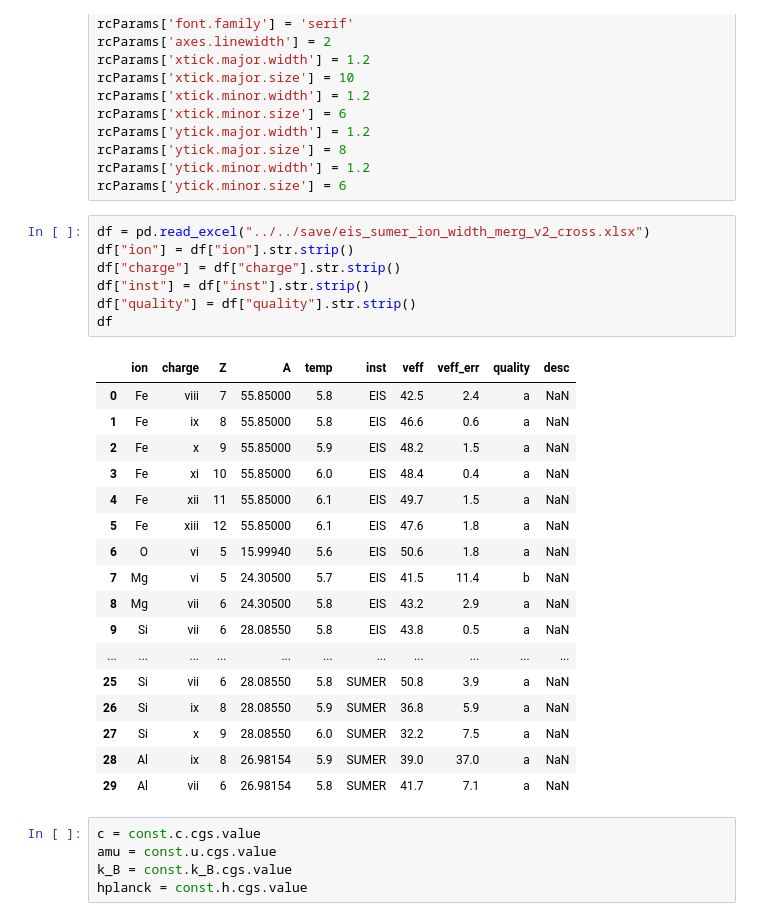
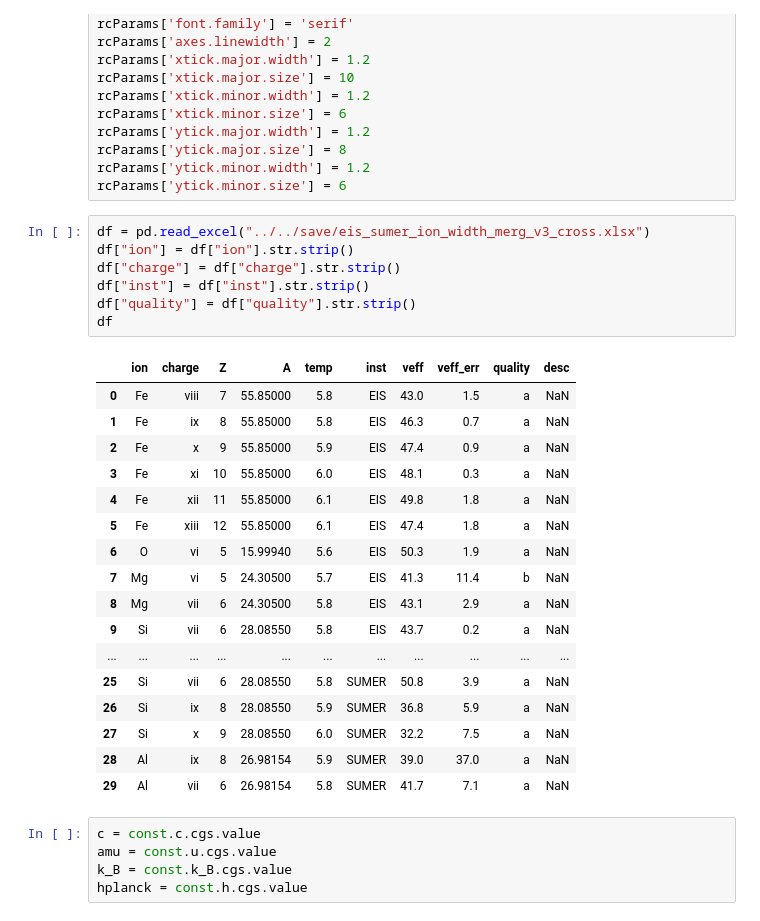
Before and after one commit to yjzhu-solar/EIS_SUMER_PCH_Ti, a Jupyter notebook: ipynb/paper/temp_diag_v2_cross.ipynb, the cells around one changed output. Drawn from its saved outputs; the diff is of its cells as text.

```diff
--- a/ipynb/paper/temp_diag_v2_cross.ipynb
+++ b/ipynb/paper/temp_diag_v2_cross.ipynb
@@ -26,24 +26,24 @@ rcParams['ytick.major.size'] = 8
 rcParams['ytick.minor.width'] = 1.2
 rcParams['ytick.minor.size'] = 6
 # %%
-df = pd.read_excel("../../save/eis_sumer_ion_width_merg_v2_cross.xlsx")
+df = pd.read_excel("../../save/eis_sumer_ion_width_merg_v3_cross.xlsx")
 df["ion"] = df["ion"].str.strip()
 df["charge"] = df["charge"].str.strip()
 df["inst"] = df["inst"].str.strip()
 df["quality"] = df["quality"].str.strip()
 df
 # %% [output]
 |  | ion | charge | Z | A | temp | inst | veff | veff_err | quality | desc |
-| 0 | Fe | viii | 7 | 55.85000 | 5.8 | EIS | 42.5 | 2.4 | a | NaN |
-| 1 | Fe | ix | 8 | 55.85000 | 5.8 | EIS | 46.6 | 0.6 | a | NaN |
-| 2 | Fe | x | 9 | 55.85000 | 5.9 | EIS | 48.2 | 1.5 | a | NaN |
-| 3 | Fe | xi | 10 | 55.85000 | 6.0 | EIS | 48.4 | 0.4 | a | NaN |
-| 4 | Fe | xii | 11 | 55.85000 | 6.1 | EIS | 49.7 | 1.5 | a | NaN |
-| 5 | Fe | xiii | 12 | 55.85000 | 6.1 | EIS | 47.6 | 1.8 | a | NaN |
-| 6 | O | vi | 5 | 15.99940 | 5.6 | EIS | 50.6 | 1.8 | a | NaN |
-| 7 | Mg | vi | 5 | 24.30500 | 5.7 | EIS | 41.5 | 11.4 | b | NaN |
-| 8 | Mg | vii | 6 | 24.30500 | 5.8 | EIS | 43.2 | 2.9 | a | NaN |
-| 9 | Si | vii | 6 | 28.08550 | 5.8 | EIS | 43.8 | 0.5 | a | NaN |
+| 0 | Fe | viii | 7 | 55.85000 | 5.8 | EIS | 43.0 | 1.5 | a | NaN |
+| 1 | Fe | ix | 8 | 55.85000 | 5.8 | EIS | 46.3 | 0.7 | a | NaN |
+| 2 | Fe | x | 9 | 55.85000 | 5.9 | EIS | 47.4 | 0.9 | a | NaN |
+| 3 | Fe | xi | 10 | 55.85000 | 6.0 | EIS | 48.1 | 0.3 | a | NaN |
+| 4 | Fe | xii | 11 | 55.85000 | 6.1 | EIS | 49.8 | 1.8 | a | NaN |
+| 5 | Fe | xiii | 12 | 55.85000 | 6.1 | EIS | 47.4 | 1.8 | a | NaN |
+| 6 | O | vi | 5 | 15.99940 | 5.6 | EIS | 50.3 | 1.9 | a | NaN |
+| 7 | Mg | vi | 5 | 24.30500 | 5.7 | EIS | 41.3 | 11.4 | b | NaN |
+| 8 | Mg | vii | 6 | 24.30500 | 5.8 | EIS | 43.1 | 2.9 | a | NaN |
+| 9 | Si | vii | 6 | 28.08550 | 5.8 | EIS | 43.7 | 0.2 | a | NaN |
 | ... | ... | ... | ... | ... | ... | ... | ... | ... | ... | ... |
 | 25 | Si | vii | 6 | 28.08550 | 5.8 | SUMER | 50.8 | 3.9 | a | NaN |
 | 26 | Si | ix | 8 | 28.08550 | 5.9 | SUMER | 36.8 | 5.9 | a | NaN |
```
Also changed, not shown: parts of 6 cells of this notebook, 12 other files.
